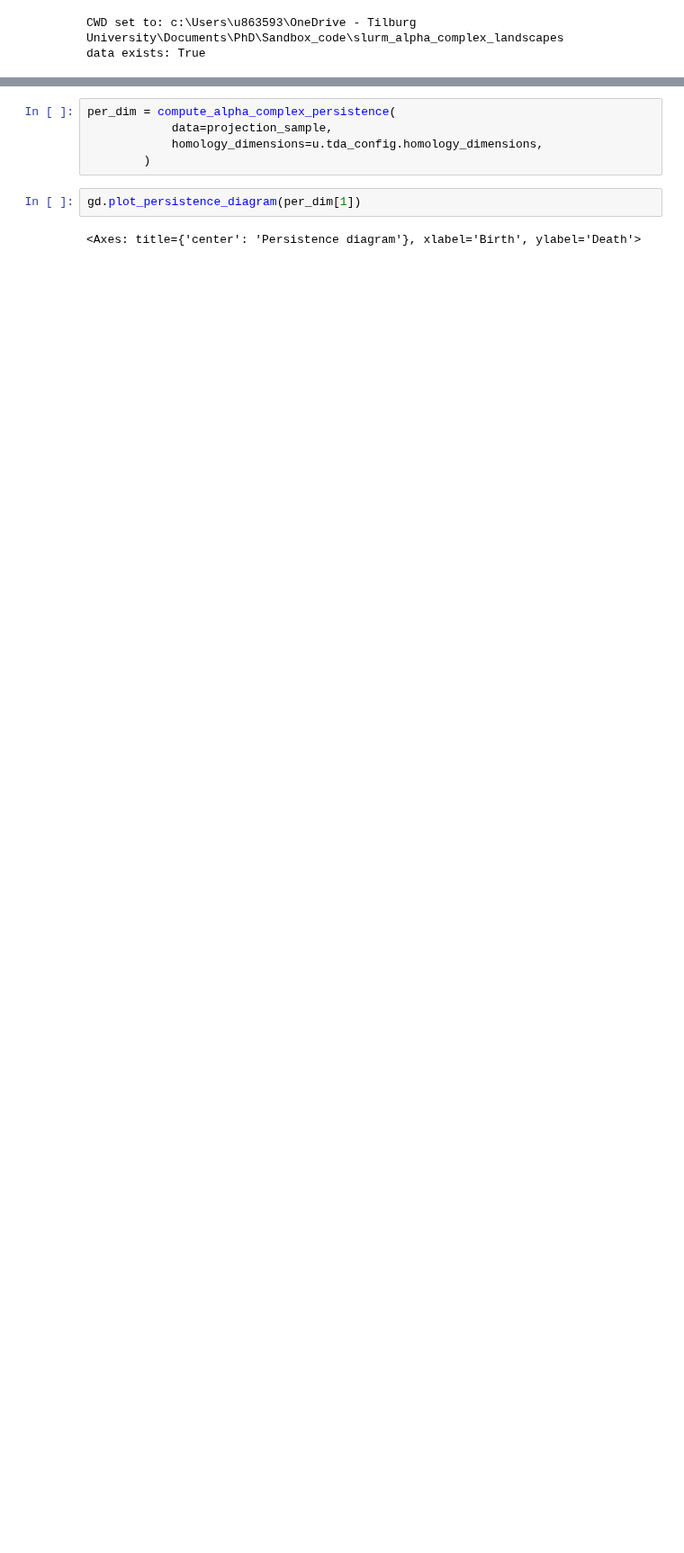
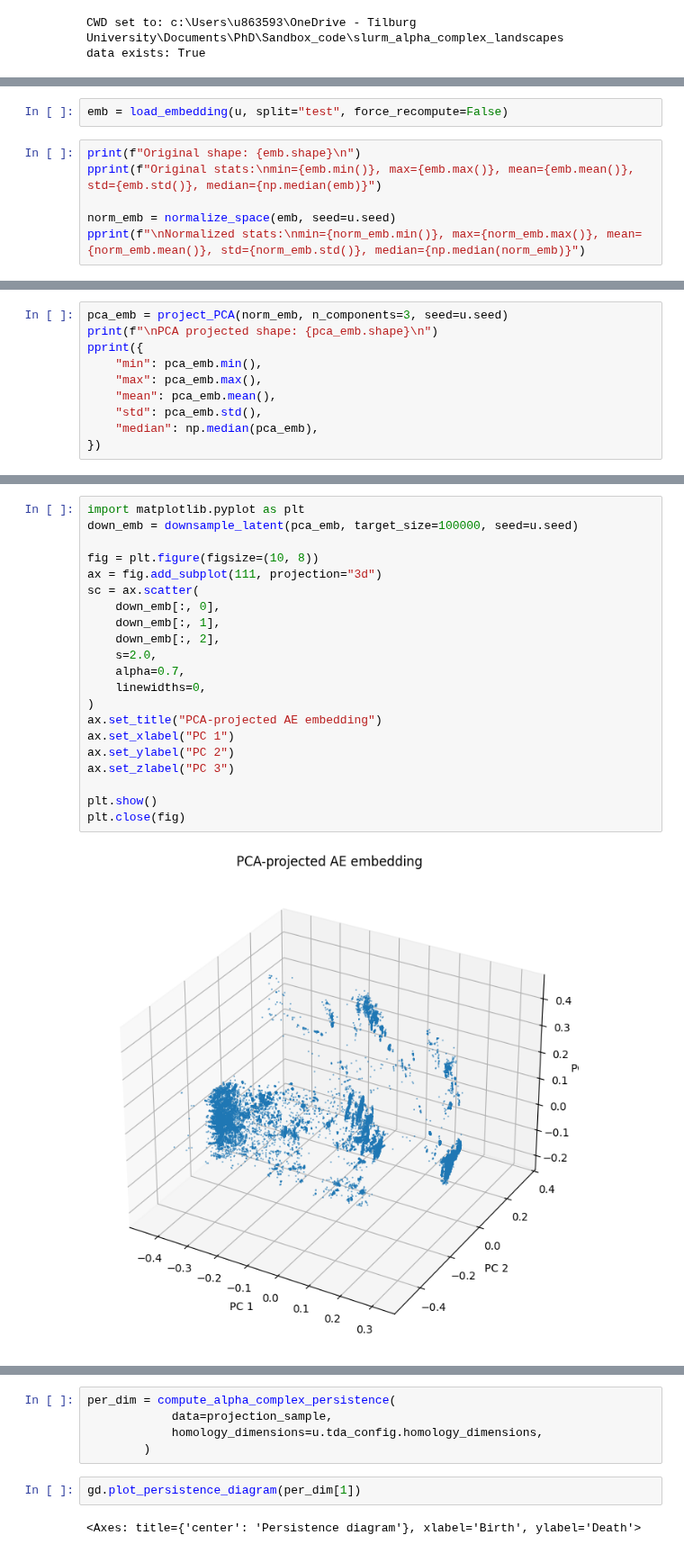
Before and after one commit to mbosten/preprocessing-latent-multiverse, a Jupyter notebook: src/preprolamu/bug_inspection.ipynb, the cells around one changed output, grey strips where cells are left out. Shown at 90% size. Saved outputs shown, nothing was run; the diff lists cells and outputs as text; blank space fills up the shorter version.

```diff
--- a/src/preprolamu/bug_inspection.ipynb
+++ b/src/preprolamu/bug_inspection.ipynb
@@ -27,0 +70,8 @@ data exists: True
+# %%
+emb = load_embedding(u, split="test", force_recompute=False)
+# %%
+print(f"Original shape: {emb.shape}\n")
+pprint(f"Original stats:\nmin={emb.min()}, max={emb.max()}, mean={emb.mean()}, std={emb.std()}, median={np.median(emb)}")
+
+norm_emb = normalize_space(emb, seed=u.seed)
+pprint(f"\nNormalized stats:\nmin={norm_emb.min()}, max={norm_emb.max()}, mean={norm_emb.mean()}, std={norm_emb.std()}, median={np.median(norm_emb)}")
@@ -27,0 +119,10 @@ data exists: True
+# %%
+pca_emb = project_PCA(norm_emb, n_components=3, seed=u.seed)
+print(f"\nPCA projected shape: {pca_emb.shape}\n")
+pprint({
+    "min": pca_emb.min(),
+    "max": pca_emb.max(),
+    "mean": pca_emb.mean(),
+    "std": pca_emb.std(),
+    "median": np.median(pca_emb),
+})
@@ -28,2 +137,25 @@ data exists: True
+# %%
+import matplotlib.pyplot as plt
+down_emb = downsample_latent(pca_emb, target_size=100000, seed=u.seed)
+
+fig = plt.figure(figsize=(10, 8))
+ax = fig.add_subplot(111, projection="3d")
+sc = ax.scatter(
+    down_emb[:, 0],
+    down_emb[:, 1],
+    down_emb[:, 2],
+    s=2.0,
+    alpha=0.7,
+    linewidths=0,
+)
+ax.set_title("PCA-projected AE embedding")
+ax.set_xlabel("PC 1")
+ax.set_ylabel("PC 2")
+ax.set_zlabel("PC 3")
+
+plt.show()
+plt.close(fig)
+# %% [output]
+[figure, added]
 # %%
 
```
Also changed, not shown: parts of 9 cells of this notebook, 2 other files.
